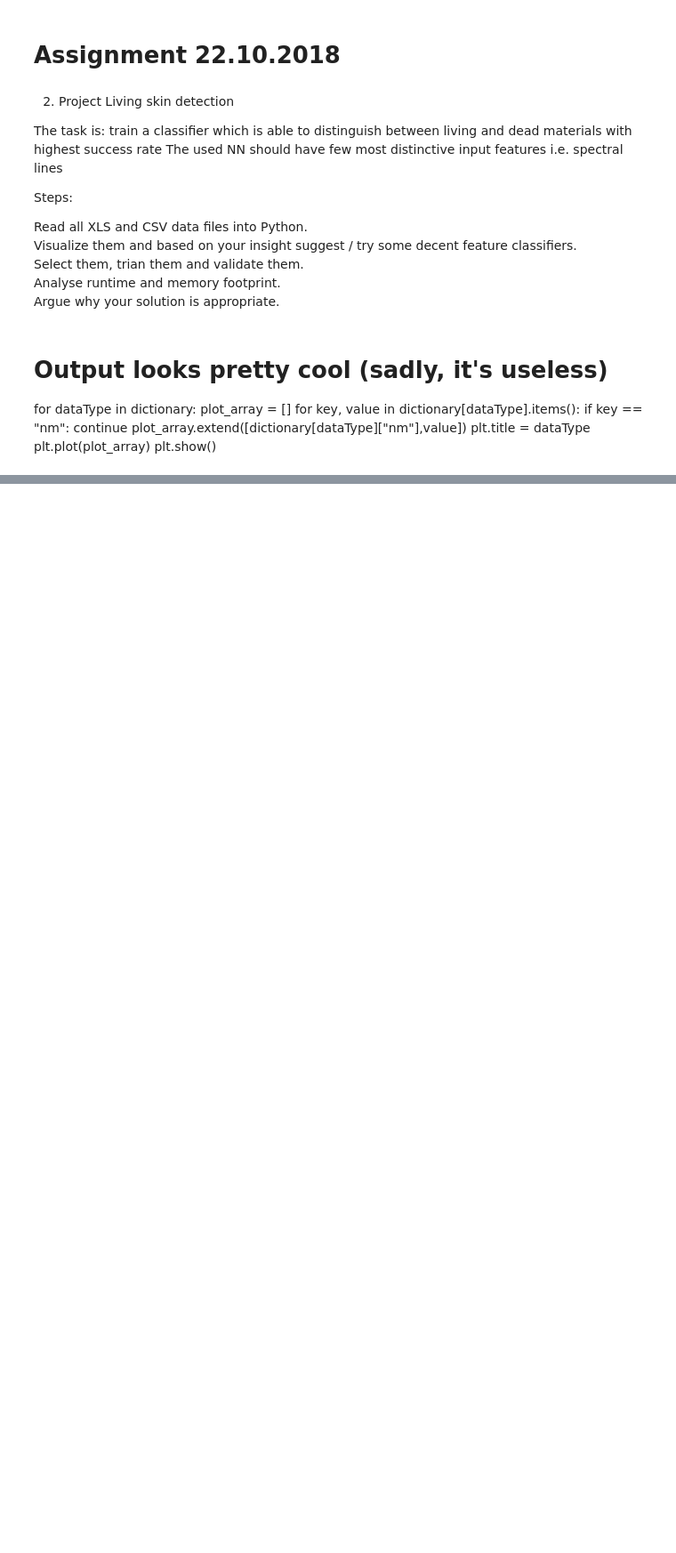
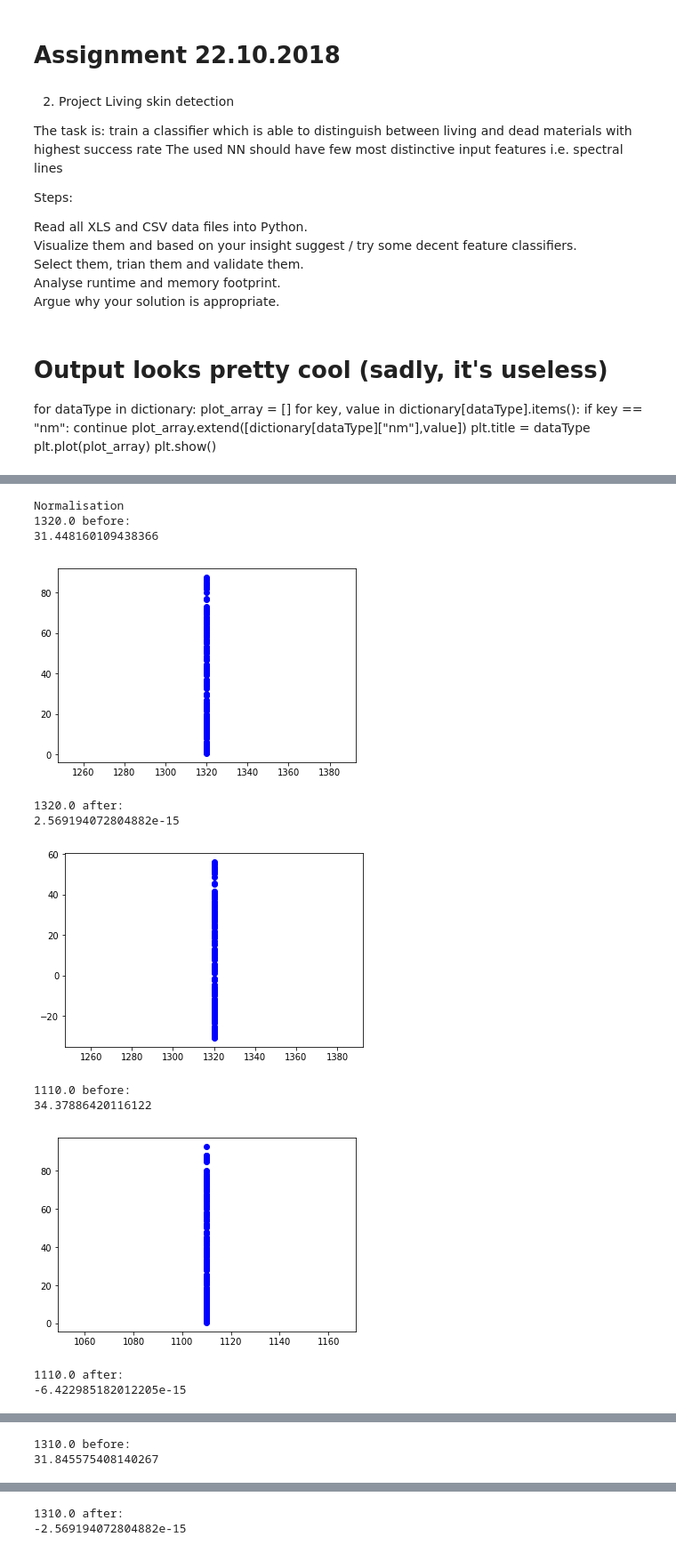
Before and after one commit to Genises/H-BRS_NeuralNetworks, a Jupyter notebook: NN_MeierJonas_29.10.2018.ipynb, the cells around one changed output, grey strips where cells are left out. Shown at 89% size. Cells and saved outputs as stored; diff of their text form; code cells hidden in the pictures; blank space fills up the shorter version.

Commit message:
Now with normalised input data

```diff
--- a/NN_MeierJonas_29.10.2018.ipynb
+++ b/NN_MeierJonas_29.10.2018.ipynb
@@ -107,6 +108,7 @@ Variance
 ... (8 outputs left out)
 # %%
 # Variance over all dataTypes
+print("Global variance")
 global_variance = {}
 for dataType in new_data_dict.keys():
     for nm in new_data_dict[dataType].keys():
@@ -123,4 +125,9 @@ print ("Global: " + str(sorted_by_value[-top:]))
 for key,value in global_variance.items():
     plt.plot(key,value, ".r-", linewidth=10, markersize=3)
 plt.show()
+
+# Get list of top nm
+top_nm = []
+for item in sorted_by_value[-top:]:
+    top_nm.append(item[0])
 # %% [output]
@@ -127,2 +135,54 @@ plt.show()
 Global: [(1320.0, 717.7117960057208), (1110.0, 718.9215976853314), (1310.0, 720.4881699571779)]
 [figure]
+# %%
+# Center data
+print("Normalisation")
+
+normalised_value_dict = {}
+
+# Values
+for nm in top_nm:
+    value_list = []
+    for dataType in new_data_dict:
+        for data in new_data_dict[dataType][nm].values():
+            value_list.append(data)
+            # Display data before
+            plt.plot(nm, data, "bo")
+    # Get average of all measurements for a specific nm
+    average = numpy.average(value_list)
+    print(str(nm) + " before:")
+    print(average)
+    # Show data
+    plt.show()
+    # Normalise data
+    old_variance = []
+    for dataType in new_data_dict:
+        if dataType not in normalised_value_dict:
+            normalised_value_dict[dataType] = {}
+        normalised_value_dict[dataType][nm] = {}
+        for key, data in new_data_dict[dataType][nm].items():
+            new_data = data - 1 * average
+            normalised_value_dict[dataType][nm][key] = new_data
+            # Display data before
+            plt.plot(nm, new_data, "bo")
+            old_variance.append(new_data)
+    print(str(nm) + " after:")
+    print(numpy.average(old_variance))
+    # Show data
+    plt.show()
+
+
+# normalised_value_dict {dataType {nm {data_spec {value }}}}
+# %% [output]
+Normalisation
+1320.0 before:
+31.448160109438366
+[figure, added]
+1320.0 after:
+2.569194072804882e-15
+[figure, added]
+1110.0 before:
+34.37886420116122
+[figure, added]
+1110.0 after:
+-6.422985182012205e-15
@@ -128,0 +190,2 @@ Global: [(1320.0, 717.7117960057208), (1110.0, 718.9215976853314), (1310.0, 720.
+1310.0 before:
+31.845575408140267
@@ -128,0 +193,2 @@ Global: [(1320.0, 717.7117960057208), (1110.0, 718.9215976853314), (1310.0, 720.
+1310.0 after:
+-2.569194072804882e-15
```
Also changed, not shown: parts of 4 cells of this notebook.
